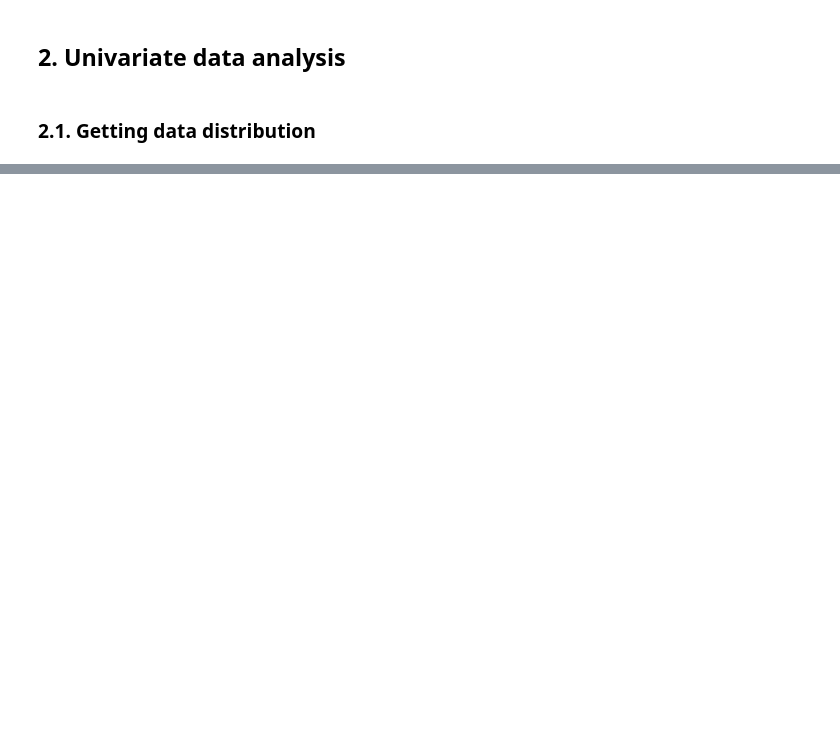
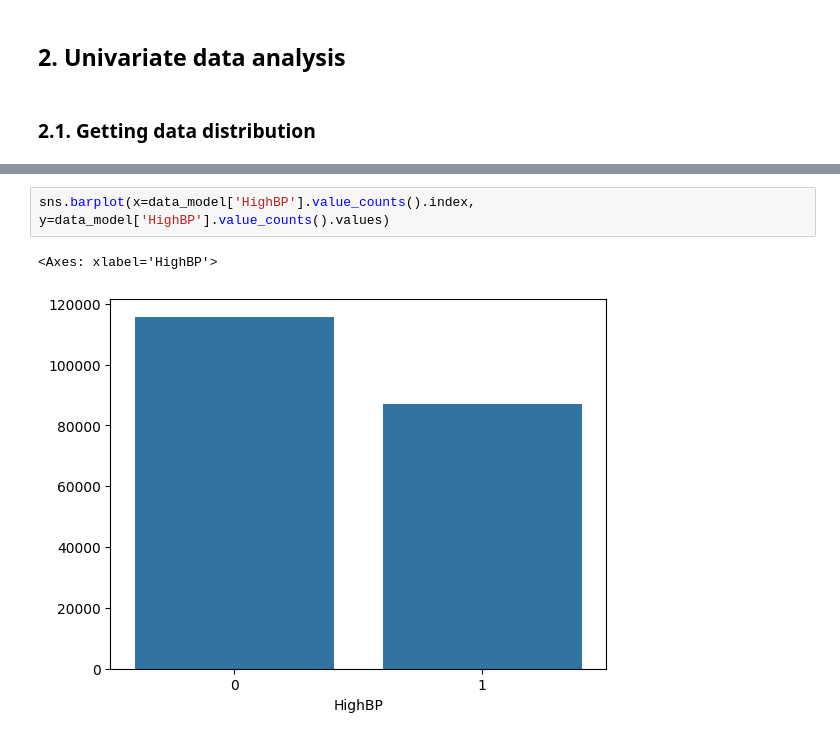
Before and after one commit to polarbear0701/ML-Individual-1, a Jupyter notebook: EDA.ipynb, the cells around one changed output, grey strips where cells are left out. Drawn from its saved outputs; the diff is of its cells as text; blank space fills up the shorter version.

```diff
--- a/EDA.ipynb
+++ b/EDA.ipynb
@@ -271,0 +283,5 @@ array([[<Axes: title={'center': 'HighBP'}>,
+# %%
+sns.barplot(x=data_model['HighBP'].value_counts().index, y=data_model['HighBP'].value_counts().values)
+# %% [output]
+<Axes: xlabel='HighBP'>
+[figure, added]
```
Also changed, not shown: parts of 3 cells of this notebook.
